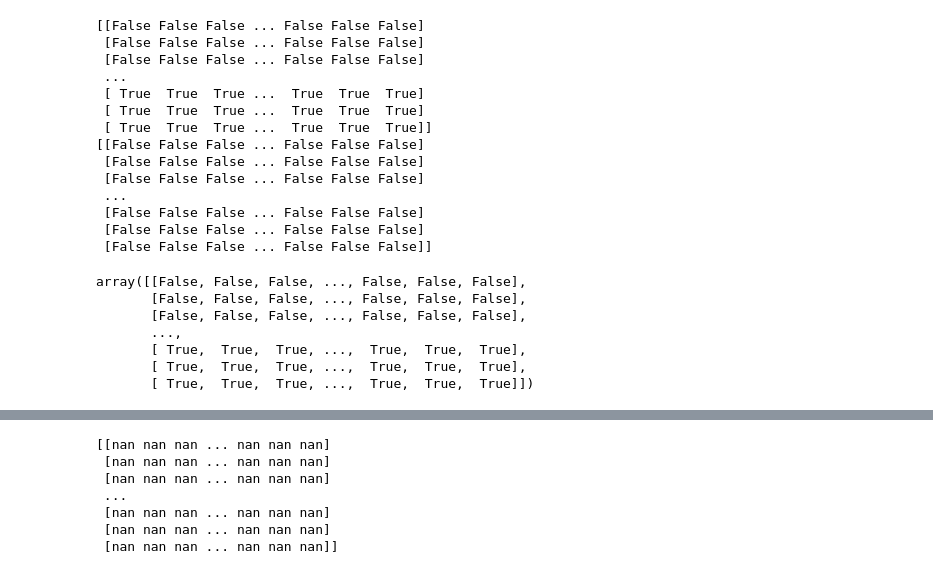
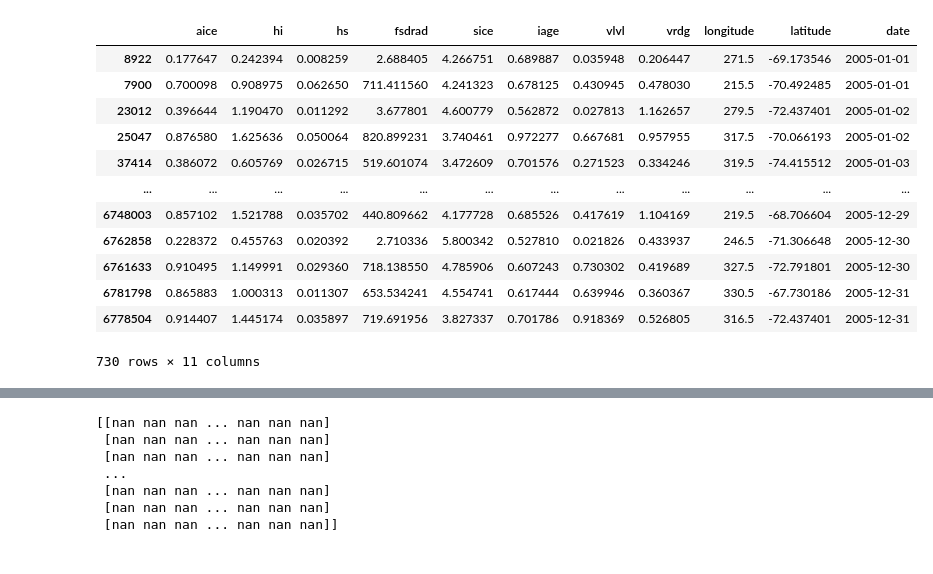
Before and after one commit to NoahDay/sea-ice-classification, a Jupyter notebook: unsupervised-classification.ipynb, the cells around one changed output, grey strips where cells are left out. Saved outputs shown, nothing was run; the diff lists cells and outputs as text; code cells hidden in the pictures.

```diff
--- a/unsupervised-classification.ipynb
+++ b/unsupervised-classification.ipynb
@@ -173,50 +174,15 @@ df_raw.describe()
 # %%
-
-
-
-
-#X_out
-
-#mask.shape
-#aice_data.shape
-
-#aice_data[mask]
-
-#import glob, os
-#os.chdir(mypath)
-#for file in glob.glob("*.nc"):
-#    print(file)
-
-#onlyfiles = glob.glob("*.nc")
-#onlyfiles
-
-mask1 = np.ma.masked_where(LT > 0.0, aice_data)
-mask2 = np.ma.masked_where(aice_data < 0.15, aice_data)
-#mask = mask.mask
-print(mask1.mask)
-print(mask2.mask)
-
-master_mask = mask1.mask | mask2.mask
-master_mask
 # %% [output]
+|  | aice | hi | hs | fsdrad | sice | iage | vlvl | vrdg | longitude | latitude | date |
+| 8922 | 0.177647 | 0.242394 | 0.008259 | 2.688405 | 4.266751 | 0.689887 | 0.035948 | 0.206447 | 271.5 | -69.173546 | 2005-01-01 |
+| 7900 | 0.700098 | 0.908975 | 0.062650 | 711.411560 | 4.241323 | 0.678125 | 0.430945 | 0.478030 | 215.5 | -70.492485 | 2005-01-01 |
+| 23012 | 0.396644 | 1.190470 | 0.011292 | 3.677801 | 4.600779 | 0.562872 | 0.027813 | 1.162657 | 279.5 | -72.437401 | 2005-01-02 |
+| 25047 | 0.876580 | 1.625636 | 0.050064 | 820.899231 | 3.740461 | 0.972277 | 0.667681 | 0.957955 | 317.5 | -70.066193 | 2005-01-02 |
+| 37414 | 0.386072 | 0.605769 | 0.026715 | 519.601074 | 3.472609 | 0.701576 | 0.271523 | 0.334246 | 319.5 | -74.415512 | 2005-01-03 |
+| ... | ... | ... | ... | ... | ... | ... | ... | ... | ... | ... | ... |
+| 6748003 | 0.857102 | 1.521788 | 0.035702 | 440.809662 | 4.177728 | 0.685526 | 0.417619 | 1.104169 | 219.5 | -68.706604 | 2005-12-29 |
+| 6762858 | 0.228372 | 0.455763 | 0.020392 | 2.710336 | 5.800342 | 0.527810 | 0.021826 | 0.433937 | 246.5 | -71.306648 | 2005-12-30 |
+| 6761633 | 0.910495 | 1.149991 | 0.029360 | 718.138550 | 4.785906 | 0.607243 | 0.730302 | 0.419689 | 327.5 | -72.791801 | 2005-12-30 |
+| 6781798 | 0.865883 | 1.000313 | 0.011307 | 653.534241 | 4.554741 | 0.617444 | 0.639946 | 0.360367 | 330.5 | -67.730186 | 2005-12-31 |
+| 6778504 | 0.914407 | 1.445174 | 0.035897 | 719.691956 | 3.827337 | 0.701786 | 0.918369 | 0.526805 | 316.5 | -72.437401 | 2005-12-31 |
-[[False False False ... False False False]
- [False False False ... False False False]
- [False False False ... False False False]
- ...
- [ True  True  True ...  True  True  True]
- [ True  True  True ...  True  True  True]
- [ True  True  True ...  True  True  True]]
-[[False False False ... False False False]
- [False False False ... False False False]
- [False False False ... False False False]
- ...
- [False False False ... False False False]
- [False False False ... False False False]
- [False False False ... False False False]]
+730 rows × 11 columns
-array([[False, False, False, ..., False, False, False],
-       [False, False, False, ..., False, False, False],
-       [False, False, False, ..., False, False, False],
-       ...,
-       [ True,  True,  True, ...,  True,  True,  True],
-       [ True,  True,  True, ...,  True,  True,  True],
-       [ True,  True,  True, ...,  True,  True,  True]])
```
Also changed, not shown: parts of 17 cells of this notebook, 2 other files.
